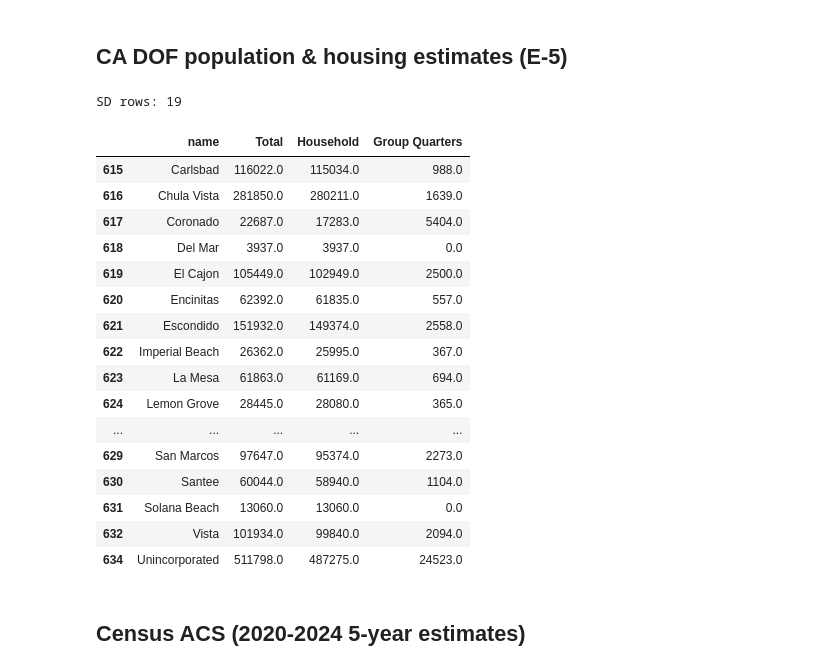
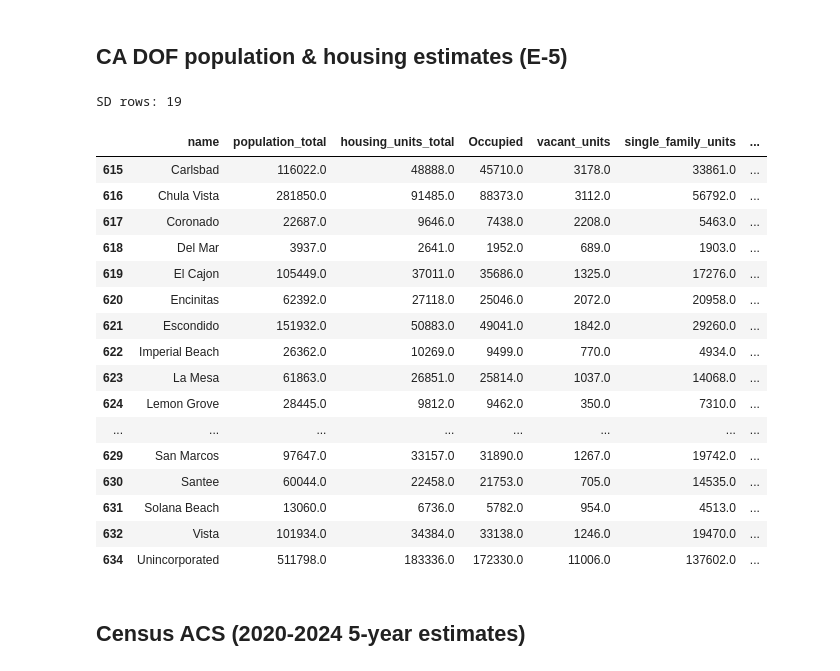
Before and after one commit to laurenthanhvo/chpd-dashboard-data-validation, a Jupyter notebook: van's work/notebooks/rhna_housing_production.ipynb, the cells around one changed output. Cells and saved outputs as stored; diff of their text form; code cells hidden in the pictures.

```diff
--- a/van's work/notebooks/rhna_housing_production.ipynb
+++ b/van's work/notebooks/rhna_housing_production.ipynb
@@ -740,50 +740,69 @@ Of 1245947 total raw rows
 # %%
 DOF_RAW_PATH = RAW_DIR.parent / "dof" / "e5_population_housing.xlsx"
 DOF_SHEET_NAME = f"E5CityCounty{TARGET_YEAR}"
 
 dof_raw = pd.read_excel(DOF_RAW_PATH, sheet_name=DOF_SHEET_NAME, header=3)
 dof_raw = dof_raw.rename(columns={"County/City/State": "name"})
 dof_raw["name"] = dof_raw["name"].astype(str).str.strip()
 
-dof_raw["is_county_header"] = dof_raw["Total"].isna() & dof_raw["name"].str.contains("County", na=False)
+# The raw sheet has two columns both literally named "Total" -- population
+# total and housing-unit total. pandas auto-disambiguates the second one
+# to "Total.1" on read; renamed here to something unambiguous.
+dof_raw = dof_raw.rename(columns={"Total": "population_total", "Total.1": "housing_units_total"})
+
+dof_raw["is_county_header"] = dof_raw["population_total"].isna() & dof_raw["name"].str.contains("County", na=False)
 dof_raw["county"] = dof_raw["name"].where(dof_raw["is_county_header"]).ffill()
 
 sd_dof = dof_raw[
     (dof_raw["county"] == "San Diego County")
     & (~dof_raw["is_county_header"])
-    & (dof_raw["Total"].notna())
+    & (dof_raw["population_total"].notna())
     & (~dof_raw["name"].isin(["Incorporated", "County Total"]))
 ].copy()
 
 sd_dof["jur_clean"] = sd_dof["name"].map(
     lambda n: normalize_jurisdiction(COUNTY_JURISDICTION_NAME) if n.strip() == "Unincorporated" else normalize_jurisdiction(n)
 )
 sd_dof["year"] = TARGET_YEAR
 
+# Housing-stock fields. Structure-type columns sum exactly to
+# housing_units_total (verified) -- single_family/multifamily are rollups
+# for convenience, kept alongside the raw structure-type detail.
+sd_dof["vacant_units"] = sd_dof["housing_units_total"] - sd_dof["Occupied"]
+sd_dof["single_family_units"] = sd_dof["Single Detached"] + sd_dof["Single Attached"]
+sd_dof["multifamily_units"] = sd_dof["Two to Four"] + sd_dof["Five Plus"]
+sd_dof["mobile_home_units"] = sd_dof["Mobile Homes"]
+
+structure_sum = sd_dof["single_family_units"] + sd_dof["multifamily_units"] + sd_dof["mobile_home_units"]
+assert (structure_sum == sd_dof["housing_units_total"]).all(), "Structure-type columns do not sum to housing_units_total"
+
 print("SD rows:", len(sd_dof))
 missing = sd_jur_keys - set(sd_dof["jur_clean"].unique())
 if missing:
     print("Not found:", sorted(missing))
-sd_dof[["name", "Total", "Household", "Group Quarters"]]
+sd_dof[[
+    "name", "population_total", "housing_units_total", "Occupied", "vacant_units",
+    "single_family_units", "multifamily_units", "mobile_home_units",
+]]
 # %% [output]
 SD rows: 19
-|  | name | Total | Household | Group Quarters |
-| 615 | Carlsbad | 116022.0 | 115034.0 | 988.0 |
-| 616 | Chula Vista | 281850.0 | 280211.0 | 1639.0 |
-| 617 | Coronado | 22687.0 | 17283.0 | 5404.0 |
-| 618 | Del Mar | 3937.0 | 3937.0 | 0.0 |
-| 619 | El Cajon | 105449.0 | 102949.0 | 2500.0 |
-| 620 | Encinitas | 62392.0 | 61835.0 | 557.0 |
-| 621 | Escondido | 151932.0 | 149374.0 | 2558.0 |
-| 622 | Imperial Beach | 26362.0 | 25995.0 | 367.0 |
-| 623 | La Mesa | 61863.0 | 61169.0 | 694.0 |
-| 624 | Lemon Grove | 28445.0 | 28080.0 | 365.0 |
-| ... | ... | ... | ... | ... |
-| 629 | San Marcos | 97647.0 | 95374.0 | 2273.0 |
-| 630 | Santee | 60044.0 | 58940.0 | 1104.0 |
-| 631 | Solana Beach | 13060.0 | 13060.0 | 0.0 |
-| 632 | Vista | 101934.0 | 99840.0 | 2094.0 |
-| 634 | Unincorporated | 511798.0 | 487275.0 | 24523.0 |
+|  | name | population_total | housing_units_total | Occupied | vacant_units | single_family_units | ... |
+| 615 | Carlsbad | 116022.0 | 48888.0 | 45710.0 | 3178.0 | 33861.0 | ... |
+| 616 | Chula Vista | 281850.0 | 91485.0 | 88373.0 | 3112.0 | 56792.0 | ... |
+| 617 | Coronado | 22687.0 | 9646.0 | 7438.0 | 2208.0 | 5463.0 | ... |
+| 618 | Del Mar | 3937.0 | 2641.0 | 1952.0 | 689.0 | 1903.0 | ... |
+| 619 | El Cajon | 105449.0 | 37011.0 | 35686.0 | 1325.0 | 17276.0 | ... |
+| 620 | Encinitas | 62392.0 | 27118.0 | 25046.0 | 2072.0 | 20958.0 | ... |
+| 621 | Escondido | 151932.0 | 50883.0 | 49041.0 | 1842.0 | 29260.0 | ... |
+| 622 | Imperial Beach | 26362.0 | 10269.0 | 9499.0 | 770.0 | 4934.0 | ... |
+| 623 | La Mesa | 61863.0 | 26851.0 | 25814.0 | 1037.0 | 14068.0 | ... |
+| 624 | Lemon Grove | 28445.0 | 9812.0 | 9462.0 | 350.0 | 7310.0 | ... |
+| ... | ... | ... | ... | ... | ... | ... | ... |
+| 629 | San Marcos | 97647.0 | 33157.0 | 31890.0 | 1267.0 | 19742.0 | ... |
+| 630 | Santee | 60044.0 | 22458.0 | 21753.0 | 705.0 | 14535.0 | ... |
+| 631 | Solana Beach | 13060.0 | 6736.0 | 5782.0 | 954.0 | 4513.0 | ... |
+| 632 | Vista | 101934.0 | 34384.0 | 33138.0 | 1246.0 | 19470.0 | ... |
+| 634 | Unincorporated | 511798.0 | 183336.0 | 172330.0 | 11006.0 | 137602.0 | ... |
 # %% [markdown]
 ## Census ACS (2020-2024 5-year estimates)
 # %%
```
Also changed, not shown: parts of 11 cells of this notebook, 1 other file.
